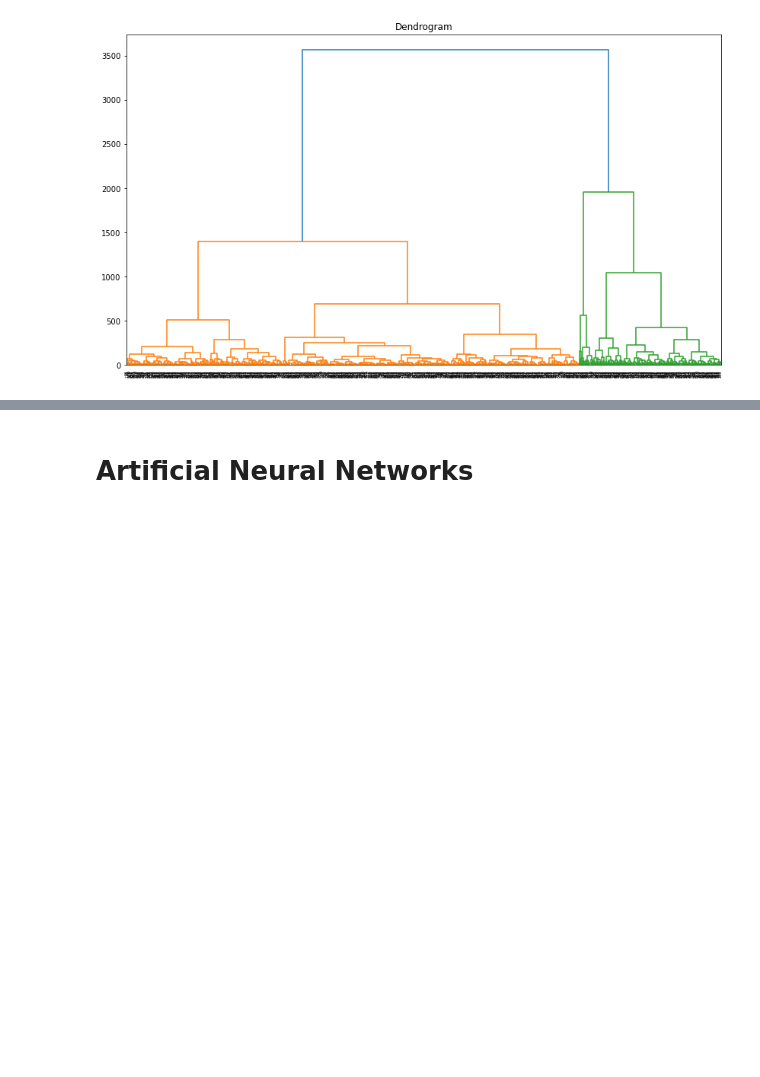
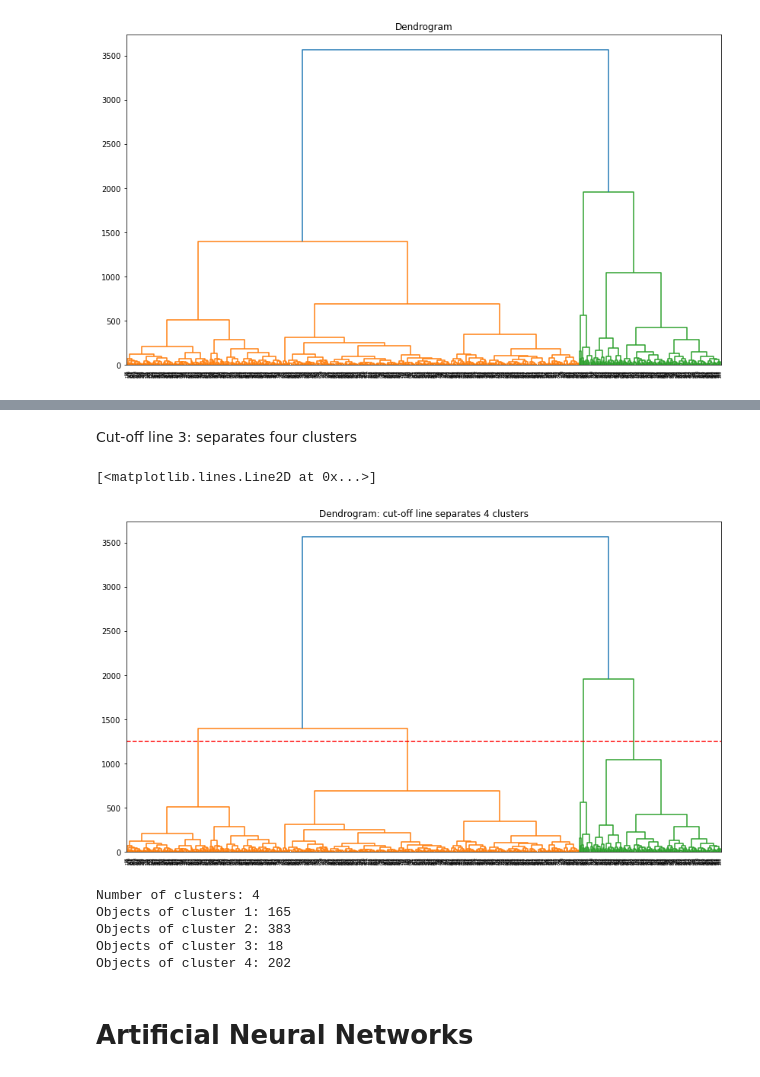
Before and after one commit to TohirD/AI-Data-Set, a Jupyter notebook: mainfile.ipynb, the cells around one changed output, grey strips where cells are left out. Drawn from its saved outputs; the diff is of its cells as text; code cells hidden in the pictures; blank space fills up the shorter version.

```diff
--- a/mainfile.ipynb
+++ b/mainfile.ipynb
@@ -362,3 +414,31 @@ dendrogram = shc.dendrogram(shc.linkage(clustering_dataset, method='ward'))
+# %% [markdown]
+Cut-off line 3: separates four clusters
+# %%
+plt.figure(figsize=(14, 8))
+plt.title("Dendrogram: cut-off line separates 4 clusters")
+dendrogram = shc.dendrogram(shc.linkage(clustering_dataset, method='ward'))
+plt.plot([0, 100000], [1250, 1250], 'r--')
+# %% [output]
+[<matplotlib.lines.Line2D at 0x...>]
+[figure, added]
+# %%
+cl3 = AgglomerativeClustering(n_clusters=4)
+cl3.fit(clustering_dataset)
+print(f'Number of clusters: {cl3.n_clusters_}')
+cluster_1 = [ i for i, x in enumerate(cl3.labels_) if x == 0]
+cluster_2 = [ i for i, x in enumerate(cl3.labels_) if x == 1]
+cluster_3 = [ i for i, x in enumerate(cl3.labels_) if x == 2]
+cluster_4 = [ i for i, x in enumerate(cl3.labels_) if x == 3]
+print(f'Objects of cluster 1: {len(cluster_1)}')
+print(f'Objects of cluster 2: {len(cluster_2)}')
+print(f'Objects of cluster 3: {len(cluster_3)}')
+print(f'Objects of cluster 4: {len(cluster_4)}')
+# %% [output]
+Number of clusters: 4
+Objects of cluster 1: 165
+Objects of cluster 2: 383
+Objects of cluster 3: 18
+Objects of cluster 4: 202
 # %% [markdown]
 # Artificial Neural Networks
 # %% [markdown]
```
Also changed, not shown: parts of 20 cells of this notebook.
